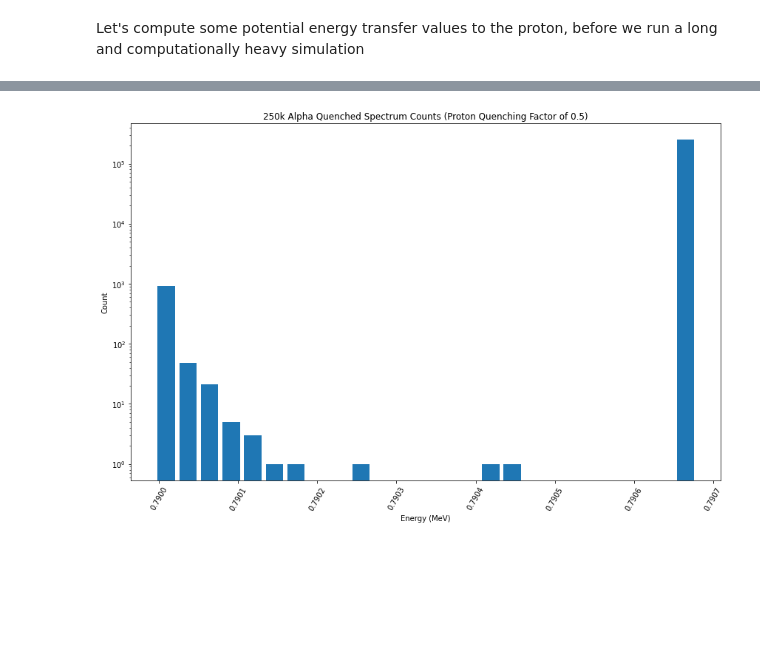
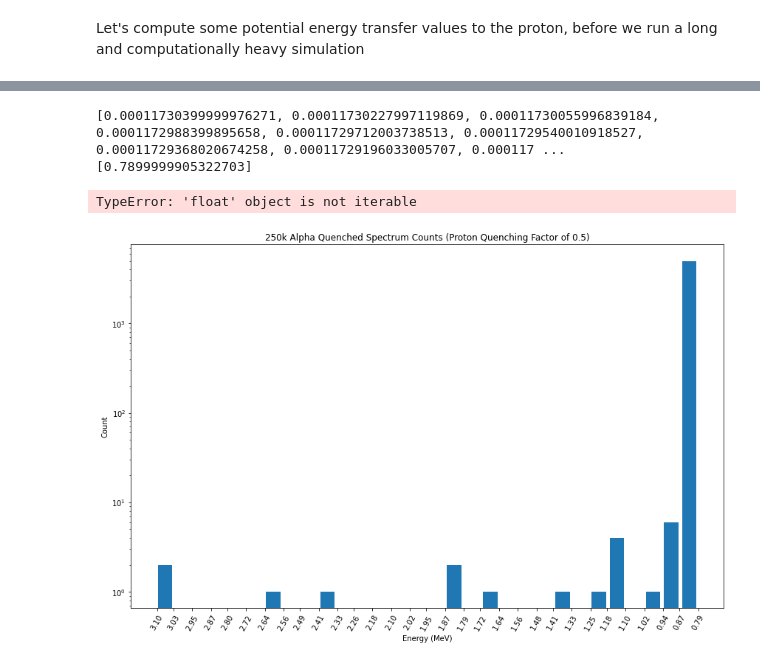
Before and after one commit to ddrobner/scatteringsim, a Jupyter notebook: scatteringsim.ipynb, the cells around one changed output, grey strips where cells are left out. Saved outputs shown, nothing was run; the diff lists cells and outputs as text; code cells hidden in the pictures; blank space fills up the shorter version.

```diff
--- a/scatteringsim.ipynb
+++ b/scatteringsim.ipynb
@@ -333,7 +376,7 @@ def energy_transfer(e_i, scatter_angle=None):
         print(theta_1)
         return (0, 0, 0)
     #valpha_f = (1/(1+kappa))*(valpha_i*kappa*np.cos(theta_1)) + gamma
-    valpha_f = (1/(1+kappa))*(kappa*valpha_i*np.cos(theta_1)) + gamma
+    valpha_f = (1/(1+kappa))*(kappa*valpha_i*np.cos(theta_1)) - gamma
 
     theta_2 = np.arctan((valpha_f*np.sin(theta_1))/(valpha_i - valpha_f*np.cos(theta_1)))
 
@@ -484,7 +540,7 @@ def start_sim(e_0, n_particles, stepsize=0.001, nbins=40, epsilon=0.1, density=0
 
     return sim_data
 
-sim_data = start_sim(8, 5000, nbins=50, stepsize=1E-8)
+sim_data = start_sim(8, 5000, nbins=50, stepsize=1E-6)
 
 # this is a big sim, let's pickle the output so we can retrieve it later
 #with open("100k_8MeV_Alphas_Redux", "wb") as fp:
@@ -536,19 +577,39 @@ with Pool(floor(cpu_count()*(2/3))) as p:
 q_spec = [l for ls in q_spec for l  in ls]
 """
 
-q_spec = quenched_spectrum(sim_data, 0.5)
+print(quenched_spectrum(sim_data[0], 0.5))
+#q_spec = [quenched_spectrum(s, 0.5) for s in sim_data]
+# %% [output]
+[0.00011730399999976271, 0.00011730227997119869, 0.00011730055996839184, 0.0001172988399895658, 0.00011729712003738513, 0.00011729540010918527, 0.00011729368020674258, 0.00011729196033005707, 0.000117 ...
+[0.7899999905322703]
+# %%
+q_spec = [l
+          for ls in q_spec
+          for l in ls
+          ]
+# %% [output]
+TypeError: 'float' object is not iterable
 # %%
-quenched_spectrum_counts = BinnedCountData(25, d=q_spec)
-plt.hist(quenched_spectrum_counts.bin_edges[:-1], quenched_spectrum_counts.bin_edges, weights=quenched_spectrum_counts.counts, rwidth=0.8)
+#quenched_spectrum_counts = BinnedCountData(25, startpoint=min(q_spec), endpoint=max(q_spec))
+#quenched_spectrum_counts.add_count_by_list(q_spec)
+#plt.hist(quenched_spectrum_counts.bin_edges[:-1],
+#quenched_spectrum_counts.bin_edges, weights=quenched_spectrum_counts.counts,
+#rwidth=0.8)
+counts, bins = np.histogram(q_spec, 30)
+plt.hist(bins[:-1], bins, weights=counts, rwidth=0.8)
+#plt.bar(bins[:-1], counts, width=0.8, align='center')
 plt.yscale('log')
+plt.xticks([round(i, 2) for i in bins])
 plt.xticks(rotation=60)
 plt.ticklabel_format(style='plain', axis='x')
 plt.gcf().axes[0].xaxis.get_major_formatter().set_scientific(False)
+plt.gca().invert_xaxis()
+#plt.gca().xaxis.set_major_locator(tck.MultipleLocator(base=0.1))
 plt.title("250k Alpha Quenched Spectrum Counts (Proton Quenching Factor of 0.5)")
 plt.xlabel("Energy (MeV)")
 plt.ylabel("Count")
 plt.tight_layout()
-plt.savefig("q_spec_250k.jpg")
+#plt.savefig("q_spec_negsoln_5k_alphas_b.jpg")
 plt.show()
 # %% [output]
-[figure, old version]
+[figure, new version]
```
Also changed, not shown: parts of 13 cells of this notebook, 1 other file.
